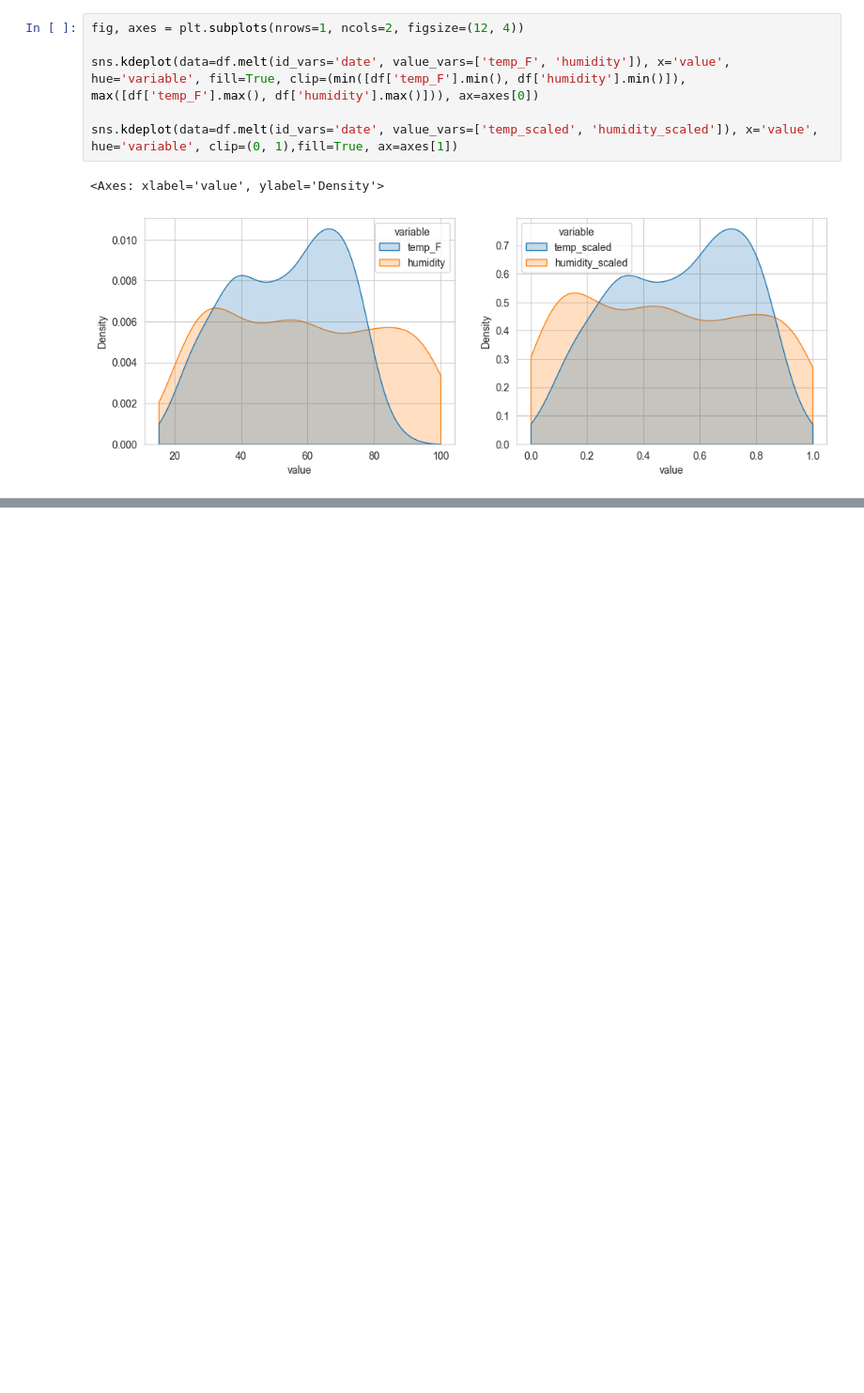
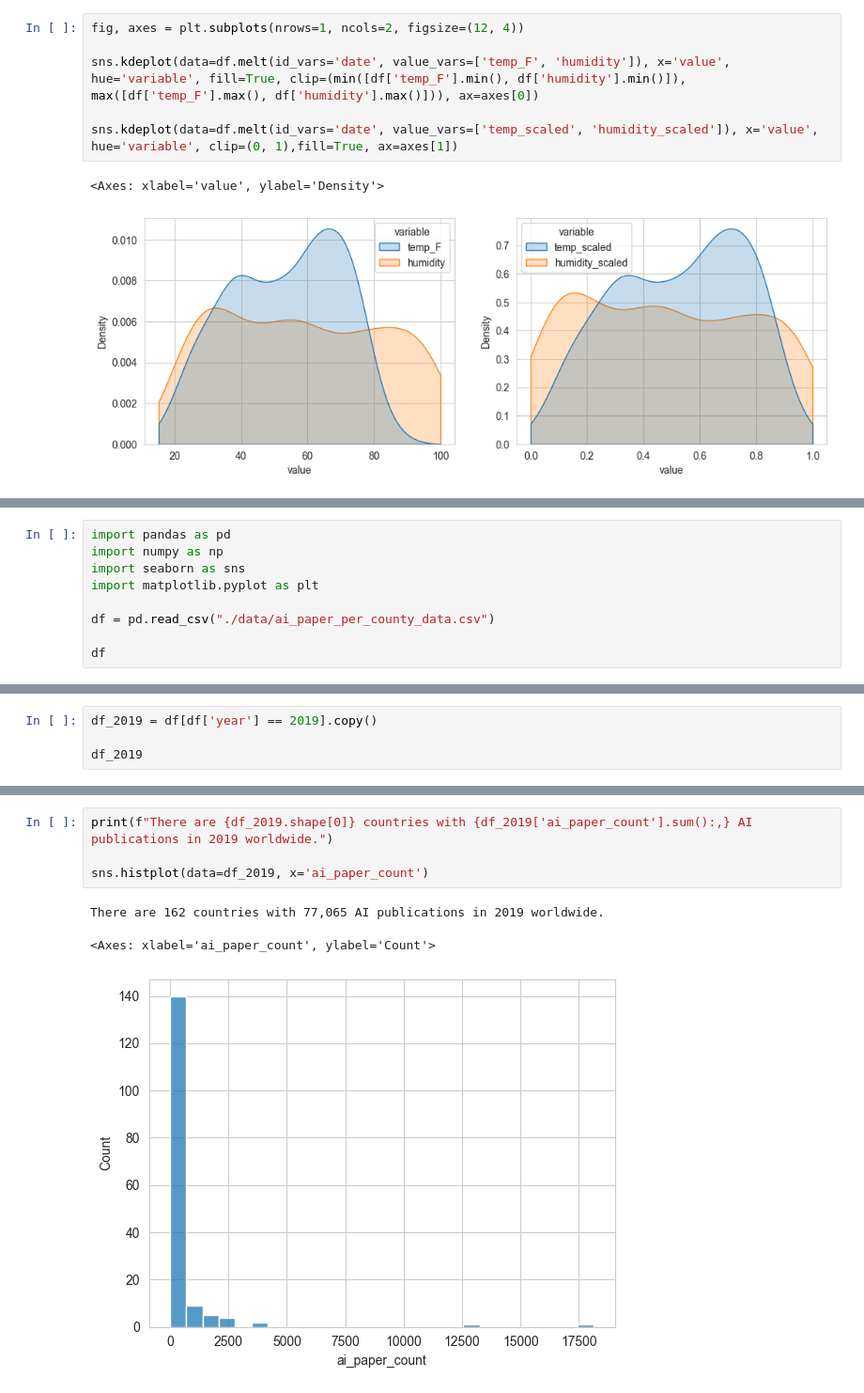
Before and after one commit to jieshu-wang-SBU/EST389_371_2026_spring, a Jupyter notebook: lectures/09-advanced_data_operations/09-05_Common_analytical_features.ipynb, the cells around one changed output, grey strips where cells are left out. Shown at 94% size. Drawn from its saved outputs; the diff is of its cells as text; blank space fills up the shorter version.

```diff
--- a/lectures/09-advanced_data_operations/09-05_Common_analytical_features.ipynb
+++ b/lectures/09-advanced_data_operations/09-05_Common_analytical_features.ipynb
@@ -182,0 +228,9 @@ sns.kdeplot(data=df.melt(id_vars='date', value_vars=['temp_scaled', 'humidity_sc
+# %%
+import pandas as pd
+import numpy as np
+import seaborn as sns
+import matplotlib.pyplot as plt
+
+df = pd.read_csv("./data/ai_paper_per_county_data.csv")
+
+df
@@ -182,0 +253,4 @@ sns.kdeplot(data=df.melt(id_vars='date', value_vars=['temp_scaled', 'humidity_sc
+# %%
+df_2019 = df[df['year'] == 2019].copy()
+
+df_2019
@@ -182,0 +271,8 @@ sns.kdeplot(data=df.melt(id_vars='date', value_vars=['temp_scaled', 'humidity_sc
+# %%
+print(f"There are {df_2019.shape[0]} countries with {df_2019['ai_paper_count'].sum():,} AI publications in 2019 worldwide.")
+
+sns.histplot(data=df_2019, x='ai_paper_count')
+# %% [output]
+There are 162 countries with 77,065 AI publications in 2019 worldwide.
+<Axes: xlabel='ai_paper_count', ylabel='Count'>
+[figure, added]
```
Also changed, not shown: parts of 23 cells of this notebook, 1 other file.
